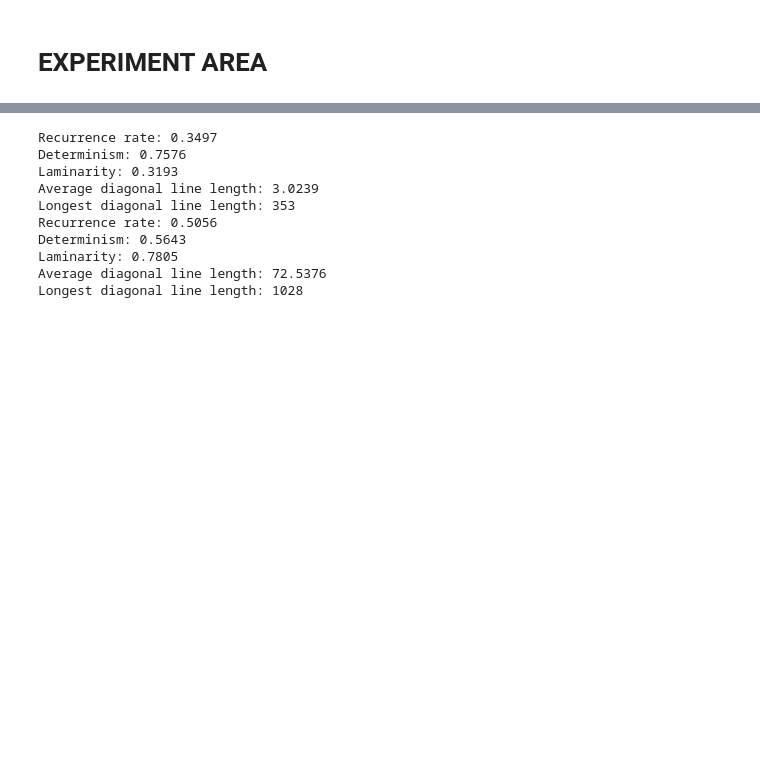
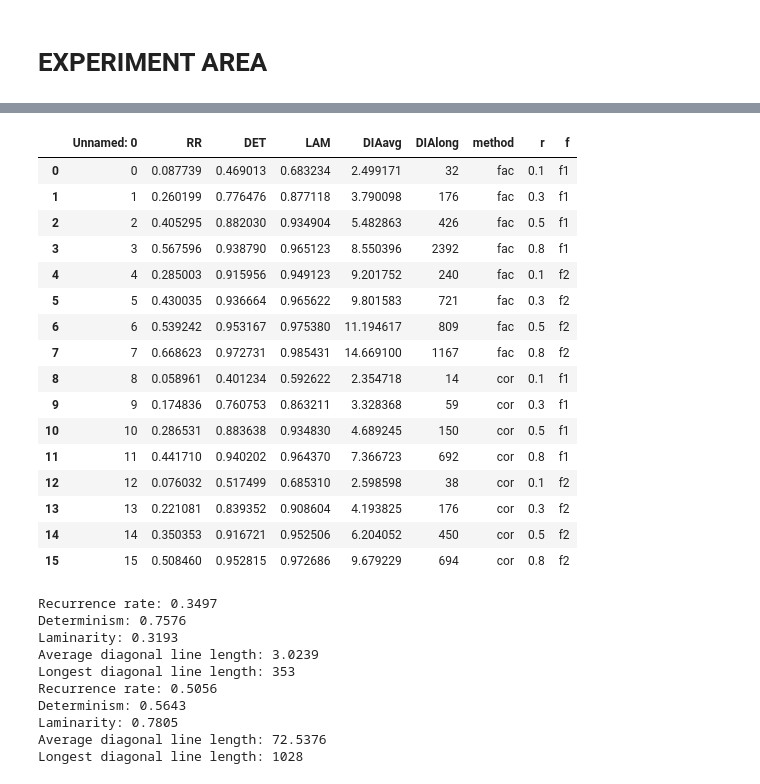
Before and after one commit to erikfrohn/facial-expression-interpersonal-association, a Jupyter notebook: main.ipynb, the cells around one changed output, grey strips where cells are left out. Cells and saved outputs as stored; diff of their text form; code cells hidden in the pictures; blank space fills up the shorter version.

```diff
--- a/main.ipynb
+++ b/main.ipynb
@@ -407,3 +581,24 @@ plt.hist(df['RR'])
+# %%
+df = pd.read_csv('results_normalised.csv')
+df
+# %% [output]
+|  | Unnamed: 0 | RR | DET | LAM | DIAavg | DIAlong | method | r | f |
+| 0 | 0 | 0.087739 | 0.469013 | 0.683234 | 2.499171 | 32 | fac | 0.1 | f1 |
+| 1 | 1 | 0.260199 | 0.776476 | 0.877118 | 3.790098 | 176 | fac | 0.3 | f1 |
+| 2 | 2 | 0.405295 | 0.882030 | 0.934904 | 5.482863 | 426 | fac | 0.5 | f1 |
+| 3 | 3 | 0.567596 | 0.938790 | 0.965123 | 8.550396 | 2392 | fac | 0.8 | f1 |
+| 4 | 4 | 0.285003 | 0.915956 | 0.949123 | 9.201752 | 240 | fac | 0.1 | f2 |
+| 5 | 5 | 0.430035 | 0.936664 | 0.965622 | 9.801583 | 721 | fac | 0.3 | f2 |
+| 6 | 6 | 0.539242 | 0.953167 | 0.975380 | 11.194617 | 809 | fac | 0.5 | f2 |
+| 7 | 7 | 0.668623 | 0.972731 | 0.985431 | 14.669100 | 1167 | fac | 0.8 | f2 |
+| 8 | 8 | 0.058961 | 0.401234 | 0.592622 | 2.354718 | 14 | cor | 0.1 | f1 |
+| 9 | 9 | 0.174836 | 0.760753 | 0.863211 | 3.328368 | 59 | cor | 0.3 | f1 |
+| 10 | 10 | 0.286531 | 0.883638 | 0.934830 | 4.689245 | 150 | cor | 0.5 | f1 |
+| 11 | 11 | 0.441710 | 0.940202 | 0.964370 | 7.366723 | 692 | cor | 0.8 | f1 |
+| 12 | 12 | 0.076032 | 0.517499 | 0.685310 | 2.598598 | 38 | cor | 0.1 | f2 |
+| 13 | 13 | 0.221081 | 0.839352 | 0.908604 | 4.193825 | 176 | cor | 0.3 | f2 |
+| 14 | 14 | 0.350353 | 0.916721 | 0.952506 | 6.204052 | 450 | cor | 0.5 | f2 |
+| 15 | 15 | 0.508460 | 0.952815 | 0.972686 | 9.679229 | 694 | cor | 0.8 | f2 |
 # %%
 
 # nav = pd.read_csv(r"C:\Users\Erik\Documents\facial-expression-synchrony\data-out\07_08\selection\pp07_discussion_phase_0_factors.csv")
```
Also changed, not shown: parts of 12 cells of this notebook.
